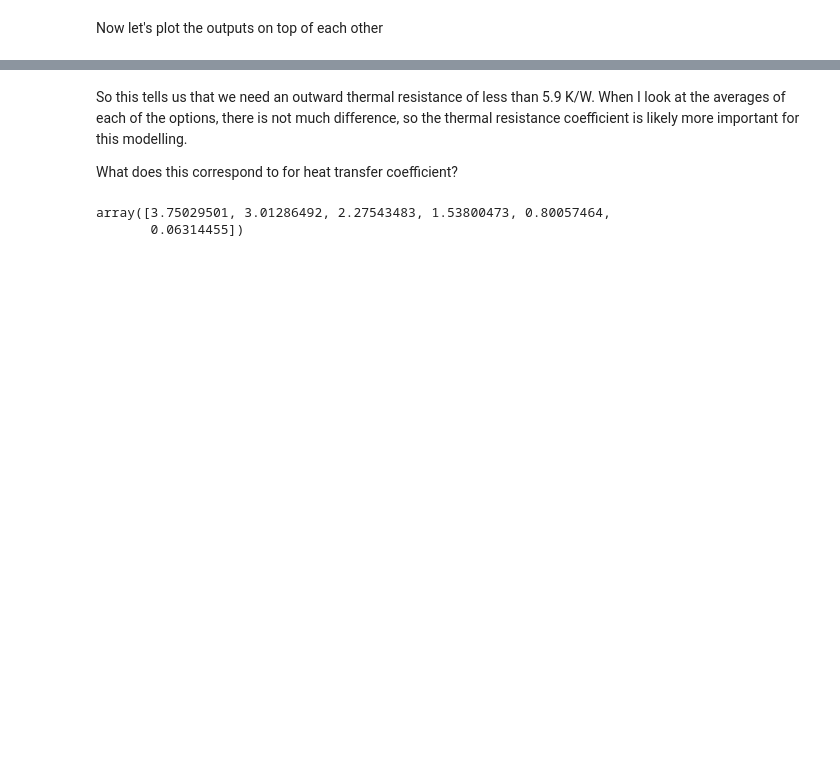
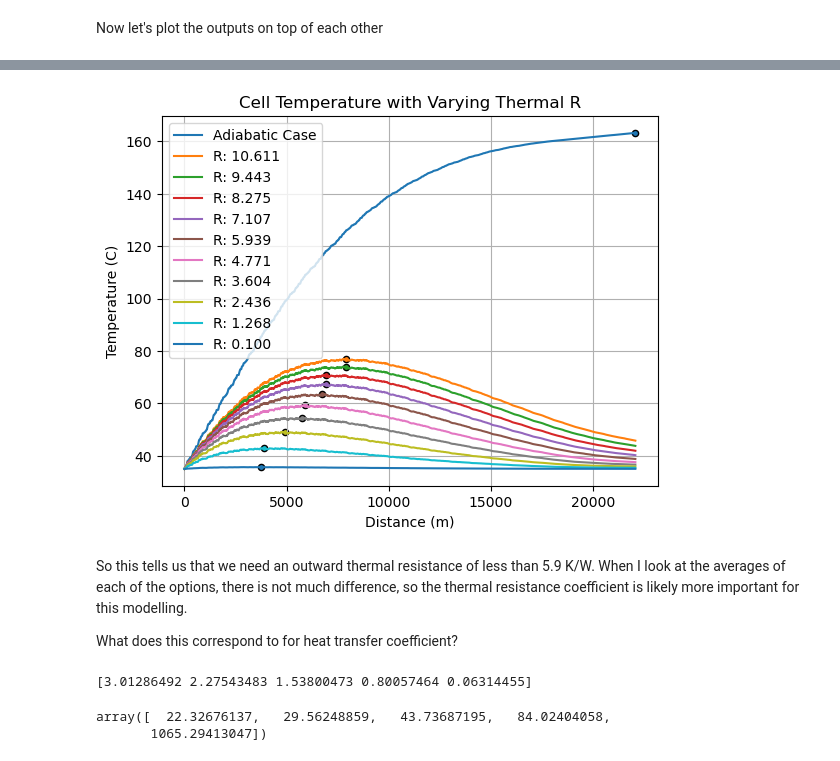
Before and after one commit to UBCFormulaElectric/LapSim, a Jupyter notebook: validation/heat_removal.ipynb, the cells around one changed output, grey strips where cells are left out. Saved outputs shown, nothing was run; the diff lists cells and outputs as text; code cells hidden in the pictures; blank space fills up the shorter version.

```diff
--- a/validation/heat_removal.ipynb
+++ b/validation/heat_removal.ipynb
@@ -142,3 +149,27 @@ plt.show()
+# %%
+import matplotlib.pyplot as plt
+
+for outputData, thermal_R, maxTemp in zip(testData, thermal_R_out_list, maxTemps):
+    if thermal_R > 100:
+        name = "Adiabatic Case"
+    else:
+        name = ('R: %.3f' % thermal_R)
+
+    plt.plot(dataDict["r0"], outputData["Battery Temp"], label=name)
+
+    maxTempIndex = list(outputData["Battery Temp"]).index(maxTemp)
+    maxTempTime = dataDict["r0"][maxTempIndex]
+    plt.scatter(maxTempTime, maxTemp, s=20, marker='o', edgecolors='k')
+
+plt.title("Cell Temperature with Varying Thermal R")
+plt.xlabel("Distance (m)")
+plt.ylabel("Temperature (C)")
+plt.legend()
+plt.grid(True)
+plt.savefig("Cell_Temp_Vary_Therm_R_adiabatic.png")
+plt.show()
+# %% [output]
+[figure, added]
 # %% [markdown]
 So this tells us that we need an outward thermal resistance of less than 5.9 K/W. When I look at the averages of each of the options, there is not much difference, so the thermal resistance coefficient is likely more important for this modelling.
 
@@ -151,15 +182,20 @@ area_18650 = cylinder_area(18, 65) / 1000**2
 area_26650 = cylinder_area(26, 65) / 1000**2
 
 # Corresponding output based on paper results:
-possible_Rs = thermal_R_out_list[thermal_R_out_list < 6]
+possible_Rs = thermal_R_out_list[thermal_R_out_list < 5]
 
 # Resulting values for 26650 to compare with paper
 scaled_to_26 = np.array(possible_Rs) * area_18650 / area_26650
 
 # Note that values below 1.6 K/W are likely not possible, considering the results of the study
-scaled_to_26
+print(scaled_to_26)
 
 # What this means to me is that we should be able to get reasonable heat removal from an air-cooled system
+
+# Resulting heat transfer coefficient: R = 1/(hA) -therefore- h = 1/RA
+htc = 1 / (area_18650 * np.array(possible_Rs))
+htc
 # %% [output]
-array([3.75029501, 3.01286492, 2.27543483, 1.53800473, 0.80057464,
-       0.06314455])
+[3.01286492 2.27543483 1.53800473 0.80057464 0.06314455]
+array([  22.32676137,   29.56248859,   43.73687195,   84.02404058,
+       1065.29413047])
```
Also changed, not shown: parts of 4 cells of this notebook, 4 other files.
